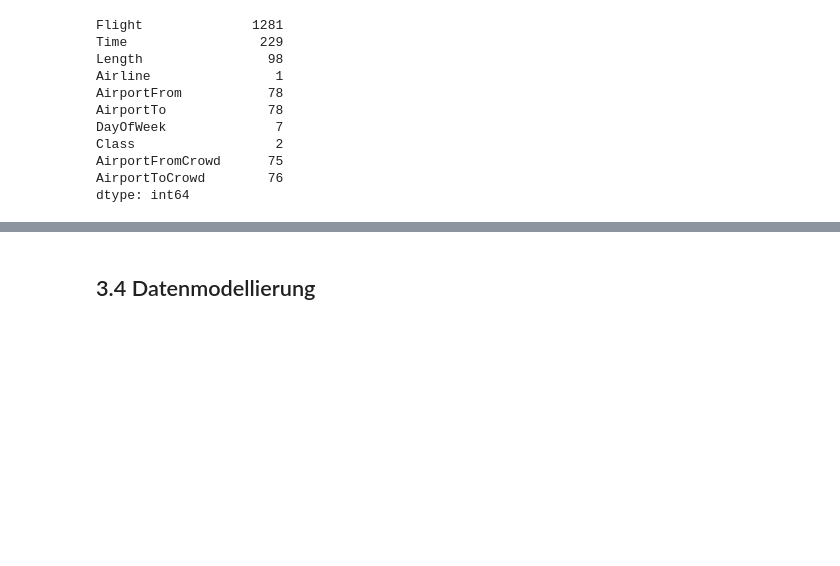
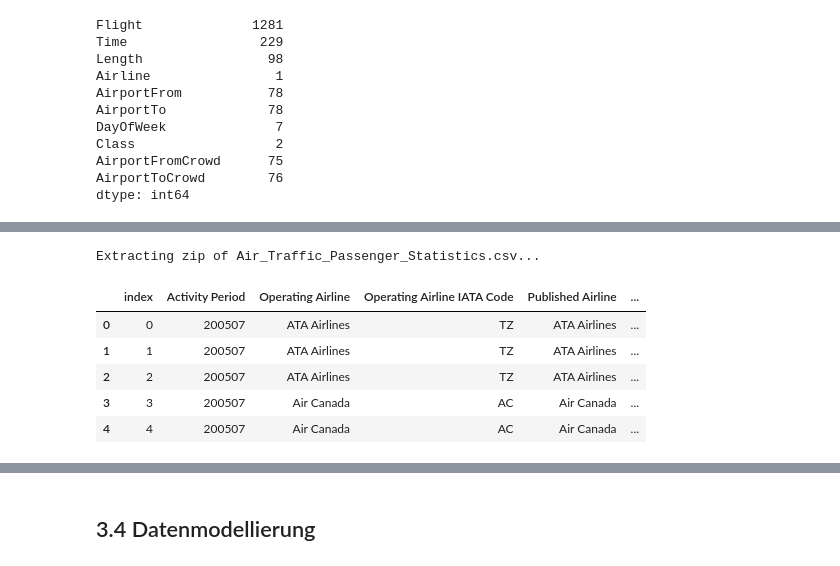
Before and after one commit to DivinitasMaxima/BINA-REPO, a Jupyter notebook: BINA_1.ipynb, the cells around one changed output, grey strips where cells are left out. Drawn from its saved outputs; the diff is of its cells as text; code cells hidden in the pictures; blank space fills up the shorter version.

```diff
--- a/BINA_1.ipynb
+++ b/BINA_1.ipynb
@@ -247,0 +254,17 @@ dtype: int64
+# %%
+import kagglehub
+from kagglehub import KaggleDatasetAdapter
+
+# Set the path to the file you'd like to load
+file_path = "Air_Traffic_Passenger_Statistics.csv"
+
+# Load the latest version
+df_air_traffic = kagglehub.load_dataset(
+  KaggleDatasetAdapter.PANDAS,
+  "thedevastator/airlines-traffic-passenger-statistics",
+  file_path,
+)
+
+#print("First 5 records:", df.head())
+df_air_traffic.head()
+# %% [output]
@@ -247,0 +272,7 @@ dtype: int64
+Extracting zip of Air_Traffic_Passenger_Statistics.csv...
+|  | index | Activity Period | Operating Airline | Operating Airline IATA Code | Published Airline | ... |
+| 0 | 0 | 200507 | ATA Airlines | TZ | ATA Airlines | ... |
+| 1 | 1 | 200507 | ATA Airlines | TZ | ATA Airlines | ... |
+| 2 | 2 | 200507 | ATA Airlines | TZ | ATA Airlines | ... |
+| 3 | 3 | 200507 | Air Canada | AC | Air Canada | ... |
+| 4 | 4 | 200507 | Air Canada | AC | Air Canada | ... |
```
Also changed, not shown: parts of 12 cells of this notebook.
